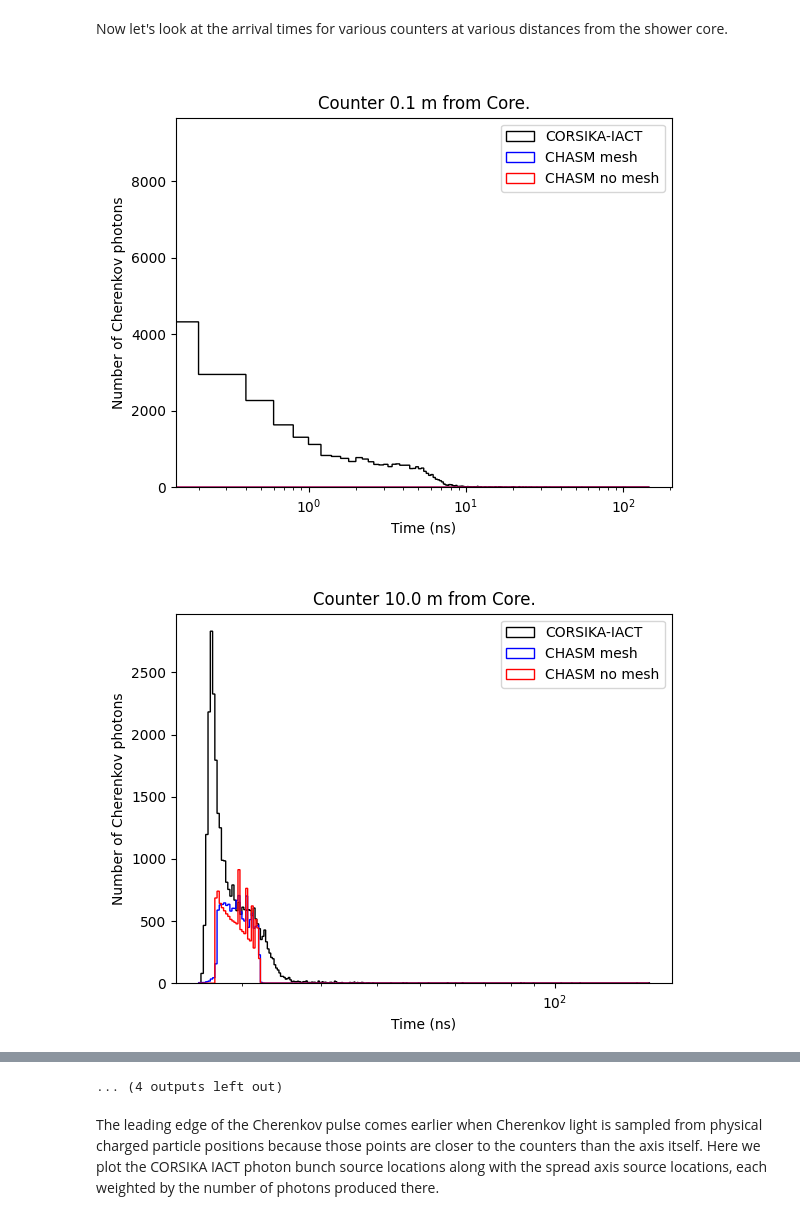
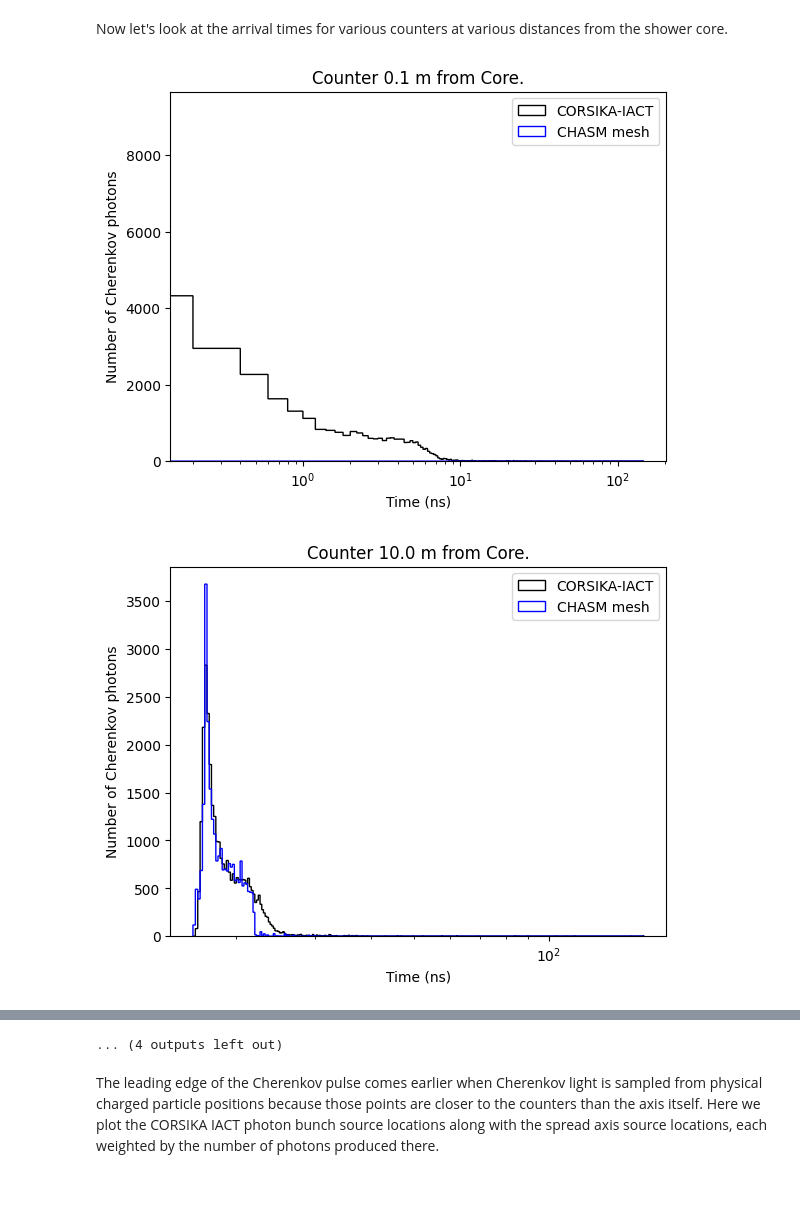
Before and after one commit to ikepc1/CHASM_NuSpacesim, a Jupyter notebook: demo/CORSIKA comparison demo.ipynb, the cells around one changed output, grey strips where cells are left out. Drawn from its saved outputs; the diff is of its cells as text; code cells hidden in the pictures; blank space fills up the shorter version.

```diff
--- a/demo/CORSIKA comparison demo.ipynb
+++ b/demo/CORSIKA comparison demo.ipynb
@@ -64,37 +70,37 @@ plt.title('Cherenkov Lateral Distribution');
 We can also compare the arrival time distributions of CHASM photons from each stage to that of the CORSIKA IACT photon bunches. For better modeling of the leading edge of the pulse, the CHASM mesh option samples the Cherenkov distribution at rings surrounding the axis, rather than just along the axis. Charged particles are distributed to each ring according to the universal energy-independent NKG distribution.
 # %%
 sim.run(mesh = False)
-times = sim.get_signal_times()
-photons = sim.get_signal_photons()
+times = sim.signal_times
+photons = sim.signal_photons
 sim.run(mesh = True)
 # mesh_times, mesh_photons = sim.get_attenuated_signal_times()
-mesh_times = sim.get_signal_times()
-mesh_photons = sim.get_signal_photons()
+mesh_times = sim.signal_times
+mesh_photons = sim.signal_photons
 # %% [markdown]
 Now let's look at the arrival times for various counters at various distances from the shower core.
 # %%
 # counters_2_plot = np.array([1,5,10,20,30,40,45]) #indices of counters for which to plot arrival time distributions
 counters_2_plot = np.array([0,1,2,5,8,10,12,15,20,25,30,31,32,35,40,45])
 # counters_2_plot = np.arange(0,20)
 for counter in counters_2_plot:
     fig = plt.figure()
     plt.hist(cors_no_att.get_photon_times(counter), cors_no_att.iact_ghnb[counter], (cors_no_att.iact_ghmn[counter],cors_no_att.iact_ghmx[counter]),
                           color='k',
                           weights=cors_no_att.get_photons(counter),
                           histtype='step',label='CORSIKA-IACT')
     plt.hist(mesh_times[counter], cors_no_att.iact_ghnb[counter], (cors_no_att.iact_ghmn[counter],cors_no_att.iact_ghmx[counter]),
                       color='b',
                       weights=mesh_photons[counter],
                       histtype='step',label='CHASM mesh')
-    plt.hist(times[counter], cors_no_att.iact_ghnb[counter], (cors_no_att.iact_ghmn[counter],cors_no_att.iact_ghmx[counter]),
-                      color='r',
-                      weights=photons[counter],
-                      histtype='step',label='CHASM no mesh')
+#     plt.hist(times[counter], cors_no_att.iact_ghnb[counter], (cors_no_att.iact_ghmn[counter],cors_no_att.iact_ghmx[counter]),
+#                       color='r',
+#                       weights=photons[counter],
+#                       histtype='step',label='CHASM no mesh')
     plt.xlabel('Time (ns)')
     plt.ylabel('Number of Cherenkov photons')
     plt.title(f'Counter {cors_no_att.counter_r[counter]:.1f} m from Core.')
     plt.semilogx()
     plt.legend()
 # %% [output]
-[figure, old version]
+[figure, new version]
-[figure, old version]
+[figure, new version]
```
Also changed, not shown: parts of 8 cells of this notebook, 6 other files.
